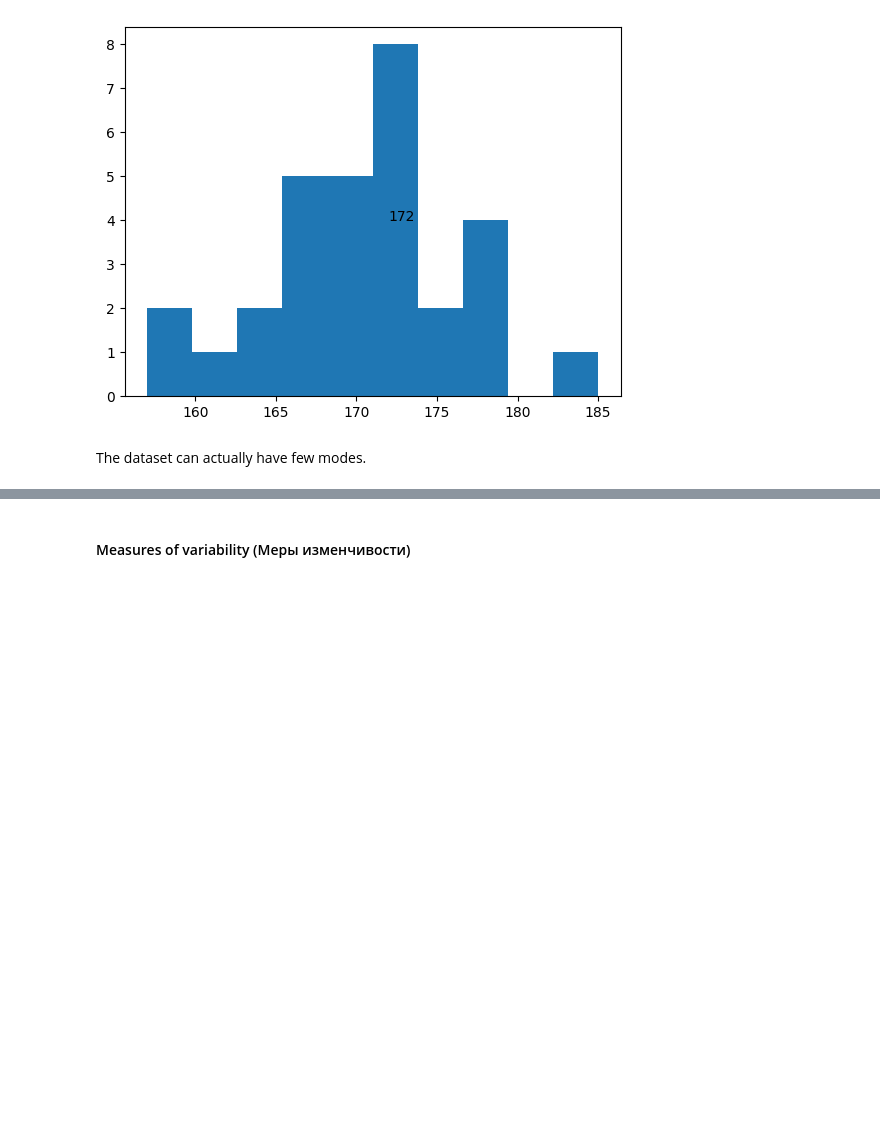
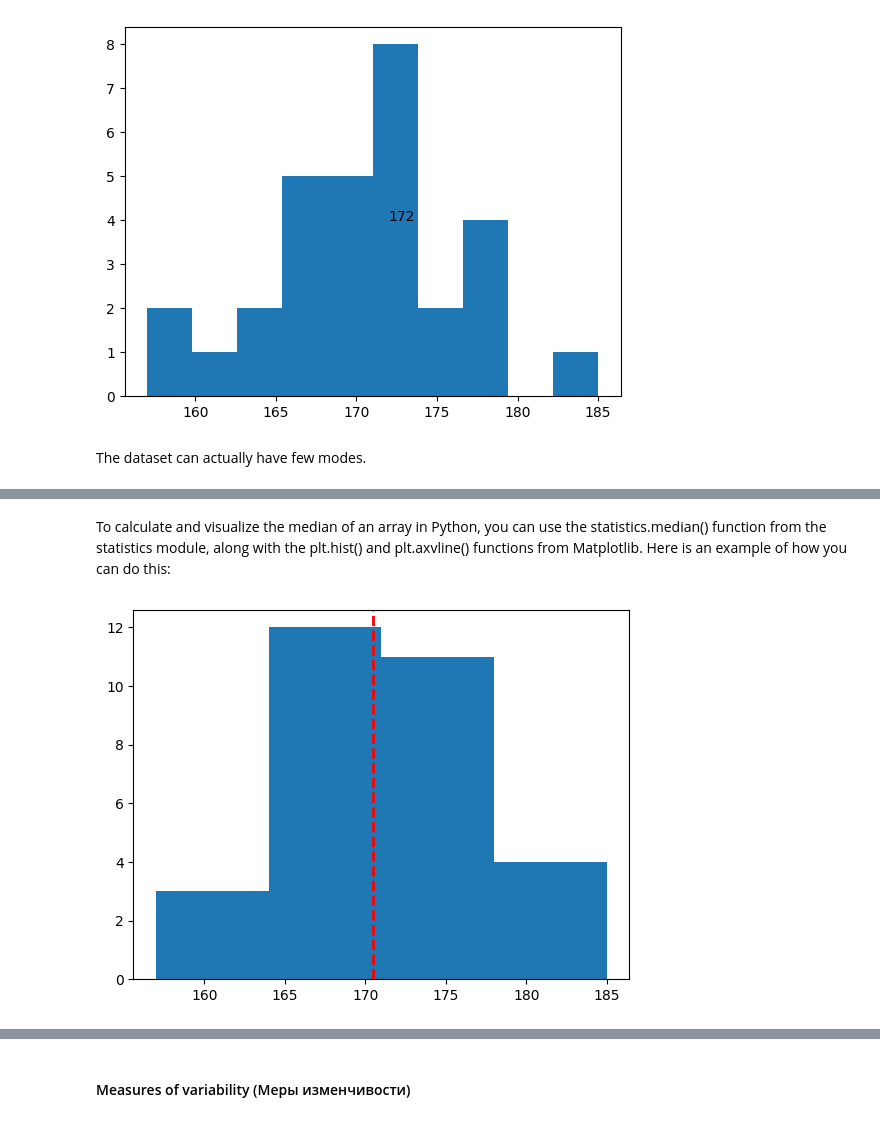
Before and after one commit to Alexey3250/Statistics_foundations_1, a Jupyter notebook: notes.ipynb, the cells around one changed output, grey strips where cells are left out. Saved outputs shown, nothing was run; the diff lists cells and outputs as text; code cells hidden in the pictures; blank space fills up the shorter version.

```diff
--- a/notes.ipynb
+++ b/notes.ipynb
@@ -206,3 +208,25 @@ $$
 Here, n is the number of values in the set, and sorted_values is the set of values sorted in ascending order. The median is the middle value or the average of the two middle values, depending on whether n is odd or even.
 
 For example, in the set of values {1, 2, 2, 3, 4, 4, 4}, the median is 3 because it is the middle value when the values are sorted in ascending order. In the set of values {1, 2, 2, 3, 4, 4, 4, 5}, the median is 3.5 because it is the average of the two middle values (3 and 4) when the values are sorted in ascending order.
+# %% [markdown]
+To calculate and visualize the median of an array in Python, you can use the statistics.median() function from the statistics module, along with the plt.hist() and plt.axvline() functions from Matplotlib. Here is an example of how you can do this:
+# %%
+import matplotlib.pyplot as plt
+import statistics
+
+# Define an array of values
+values = np.array([185,175,170,169,171,172,175,157,170,172,167,173,168,167,166,167,169,172,177,178,165,161,179,159,164,178,172,170,173,171])
+
+# Calculate the median
+median = statistics.median(values)
+
+# Plot the histogram
+plt.hist(values, bins=4)
+
+# Add a vertical line at the median value
+plt.axvline(median, color='r', linestyle='dashed', linewidth=2)
+
+# Show the plot
+plt.show()
+# %% [output]
+[figure, added]
```
Also changed, not shown: parts of 4 cells of this notebook.
